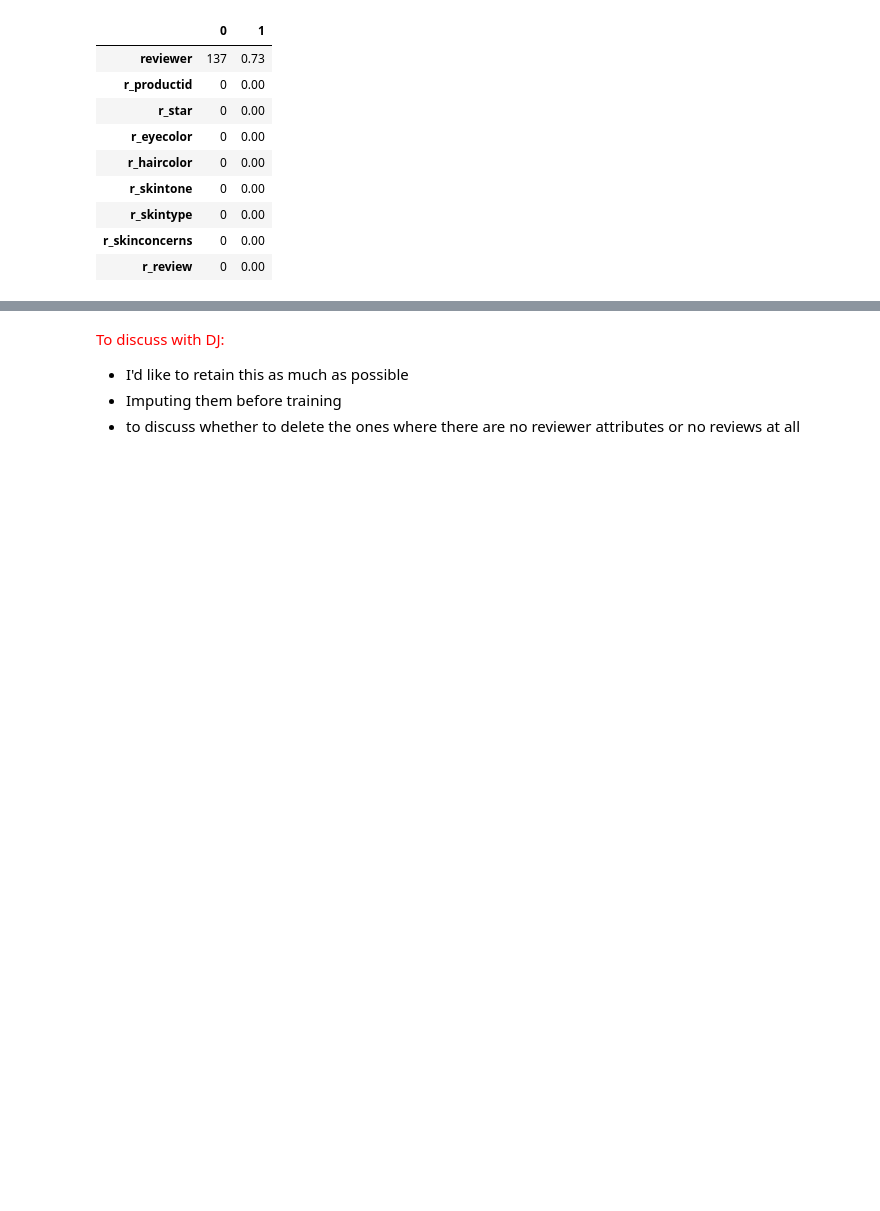
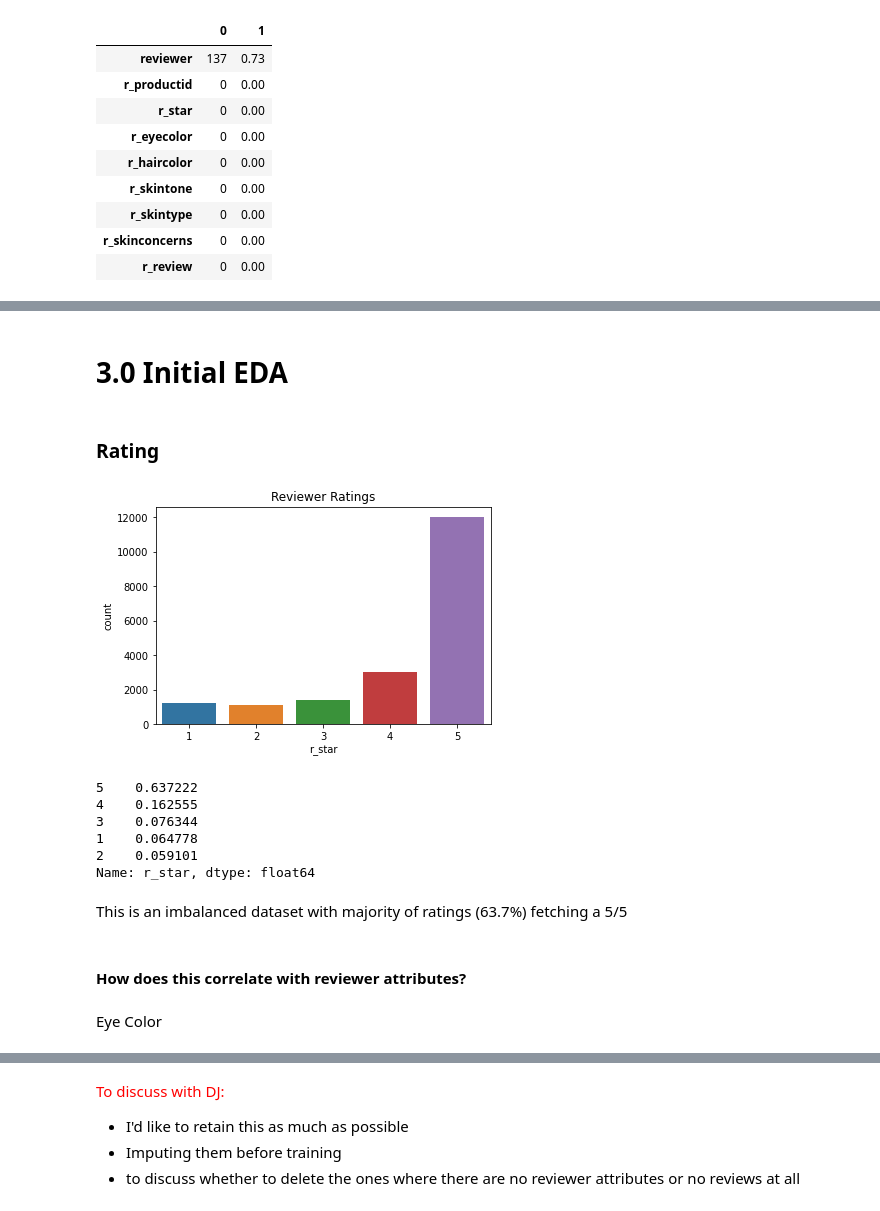
Before and after one commit to nikamurao/Skincare_product_analysis, a Jupyter notebook: Project/notebooks/1.1 Data wrangling (reviews revised).ipynb, the cells around one changed output, grey strips where cells are left out. Saved outputs shown, nothing was run; the diff lists cells and outputs as text; code cells hidden in the pictures; blank space fills up the shorter version.

```diff
--- a/Project/notebooks/1.1 Data wrangling (reviews revised).ipynb
+++ b/Project/notebooks/1.1 Data wrangling (reviews revised).ipynb
@@ -329,0 +246,6 @@ reviews_df['r_star']= pd.to_numeric(reviews_df['r_star'])
+# %%
+#Change into category type
+reviews_df['r_eyecolor']= reviews_df.r_eyecolor.astype('category')
+reviews_df['r_haircolor']= reviews_df.r_haircolor.astype('category')
+reviews_df['r_skintype']= reviews_df.r_skintype.astype('category')
+reviews_df['r_skintone']= reviews_df.r_skintone.astype('category')
@@ -329,0 +272,29 @@ reviews_df['r_star']= pd.to_numeric(reviews_df['r_star'])
+# %%
+reviews_df.r_skinconcerns.replace(to_replace=['sunDamage', 'cellulite', 'pores', 'unevenSkinTones', 'cuticles', 'stretchMarks', 'calluses', 'puffiness'], value='other', inplace=True)
+# %%
+reviews_df['r_skinconcerns']= reviews_df.r_skinconcerns.astype('category')
+# %% [markdown]
+# 3.0 Initial EDA
+# %% [markdown]
+### Rating
+# %%
+sns.countplot(x='r_star', data=reviews_df)
+plt.title('Reviewer Ratings')
+plt.show()
+# %% [output]
+[figure, added]
+# %%
+reviews_df.r_star.value_counts(normalize=True)
+# %% [output]
+5    0.637222
+4    0.162555
+3    0.076344
+1    0.064778
+2    0.059101
+Name: r_star, dtype: float64
+# %% [markdown]
+This is an imbalanced dataset with majority of ratings (63.7%) fetching a 5/5
+# %% [markdown]
+#### How does this correlate with reviewer attributes?
+# %% [markdown]
+Eye Color
```
Also changed, not shown: parts of 38 cells of this notebook, 14 other files.
